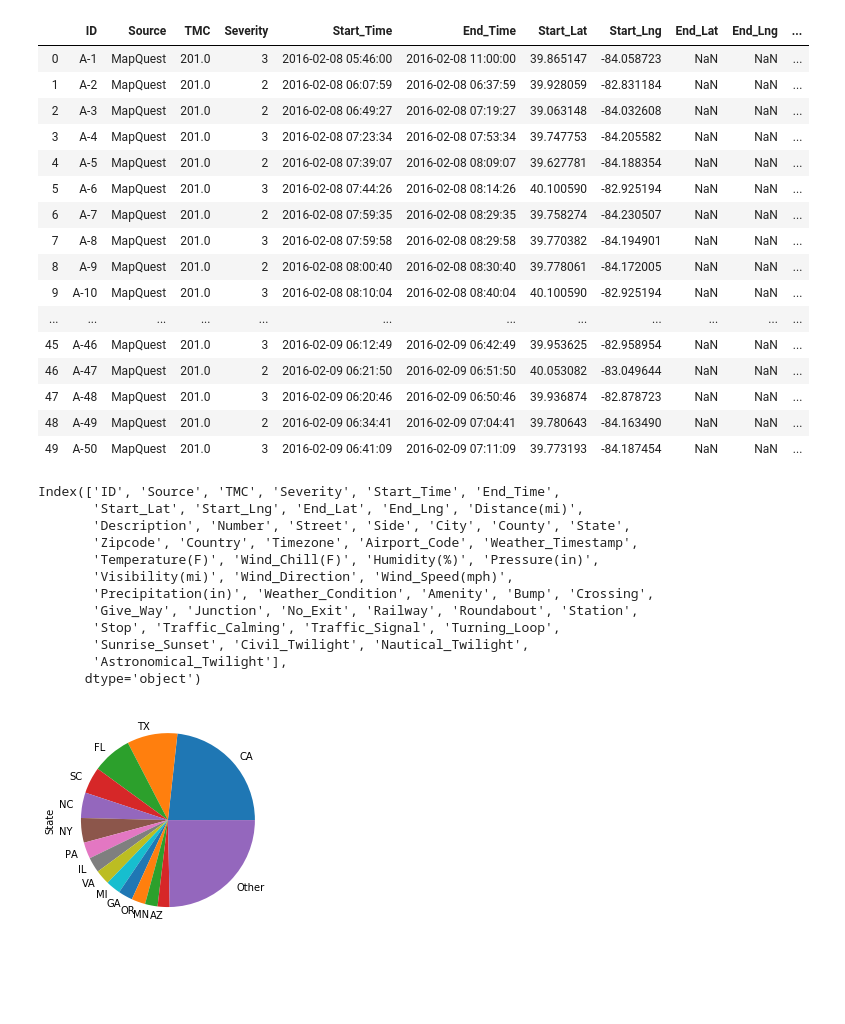
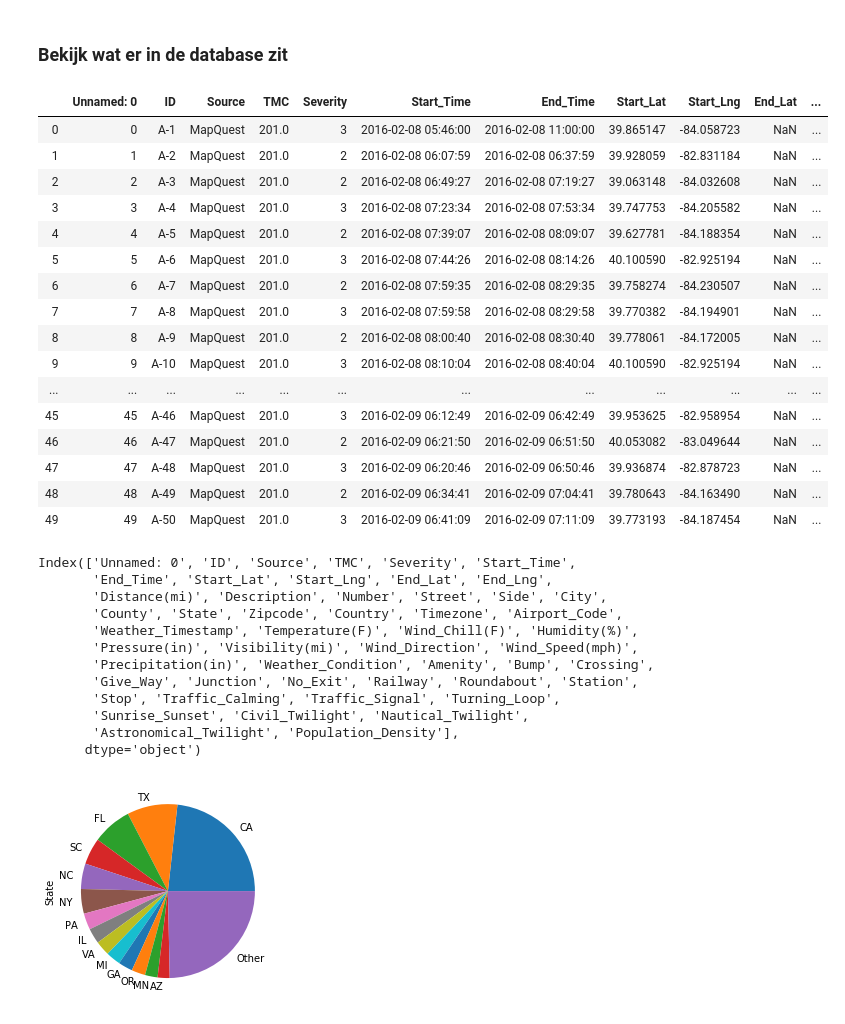
Before and after one commit to AdriaanGroot/WorkingTalent, a Jupyter notebook: AccidentAnalysis.ipynb, the cells around one changed output. Saved outputs shown, nothing was run; the diff lists cells and outputs as text; code cells hidden in the pictures; blank space fills up the shorter version.

```diff
--- a/AccidentAnalysis.ipynb
+++ b/AccidentAnalysis.ipynb
@@ -7,4 +7,4 @@ import cartopy.crs as ccrs
 from matplotlib import ticker, cm
 import csv
 # %%
-accidents_uned = pd.read_csv(".\Accidents_June20.csv")
+accidents = pd.read_csv(".\Accidents_Popdensity.csv")
@@ -46,3 +11,5 @@ plt.show()
+# %% [markdown]
+### Bekijk wat er in de database zit
 # %%
 # mogelijkheden:
 # Tijd: start time, end time, sunset, twilight
@@ -52,44 +19,44 @@ plt.show()
 # https://developer.mapquest.com/documentation/traffic-api/incidents/post/
 # %%
 pd.set_option('display.max_columns', None)
-accidents_uned.head(50)
+accidents.head(50)
 # %% [output]
-|  | ID | Source | TMC | Severity | Start_Time | End_Time | Start_Lat | Start_Lng | End_Lat | End_Lng | ... |
-| 0 | A-1 | MapQuest | 201.0 | 3 | 2016-02-08 05:46:00 | 2016-02-08 11:00:00 | 39.865147 | -84.058723 | NaN | NaN | ... |
-| 1 | A-2 | MapQuest | 201.0 | 2 | 2016-02-08 06:07:59 | 2016-02-08 06:37:59 | 39.928059 | -82.831184 | NaN | NaN | ... |
-| 2 | A-3 | MapQuest | 201.0 | 2 | 2016-02-08 06:49:27 | 2016-02-08 07:19:27 | 39.063148 | -84.032608 | NaN | NaN | ... |
-| 3 | A-4 | MapQuest | 201.0 | 3 | 2016-02-08 07:23:34 | 2016-02-08 07:53:34 | 39.747753 | -84.205582 | NaN | NaN | ... |
-| 4 | A-5 | MapQuest | 201.0 | 2 | 2016-02-08 07:39:07 | 2016-02-08 08:09:07 | 39.627781 | -84.188354 | NaN | NaN | ... |
-| 5 | A-6 | MapQuest | 201.0 | 3 | 2016-02-08 07:44:26 | 2016-02-08 08:14:26 | 40.100590 | -82.925194 | NaN | NaN | ... |
-| 6 | A-7 | MapQuest | 201.0 | 2 | 2016-02-08 07:59:35 | 2016-02-08 08:29:35 | 39.758274 | -84.230507 | NaN | NaN | ... |
-| 7 | A-8 | MapQuest | 201.0 | 3 | 2016-02-08 07:59:58 | 2016-02-08 08:29:58 | 39.770382 | -84.194901 | NaN | NaN | ... |
-| 8 | A-9 | MapQuest | 201.0 | 2 | 2016-02-08 08:00:40 | 2016-02-08 08:30:40 | 39.778061 | -84.172005 | NaN | NaN | ... |
-| 9 | A-10 | MapQuest | 201.0 | 3 | 2016-02-08 08:10:04 | 2016-02-08 08:40:04 | 40.100590 | -82.925194 | NaN | NaN | ... |
+|  | Unnamed: 0 | ID | Source | TMC | Severity | Start_Time | End_Time | Start_Lat | Start_Lng | End_Lat | ... |
+| 0 | 0 | A-1 | MapQuest | 201.0 | 3 | 2016-02-08 05:46:00 | 2016-02-08 11:00:00 | 39.865147 | -84.058723 | NaN | ... |
+| 1 | 1 | A-2 | MapQuest | 201.0 | 2 | 2016-02-08 06:07:59 | 2016-02-08 06:37:59 | 39.928059 | -82.831184 | NaN | ... |
+| 2 | 2 | A-3 | MapQuest | 201.0 | 2 | 2016-02-08 06:49:27 | 2016-02-08 07:19:27 | 39.063148 | -84.032608 | NaN | ... |
+| 3 | 3 | A-4 | MapQuest | 201.0 | 3 | 2016-02-08 07:23:34 | 2016-02-08 07:53:34 | 39.747753 | -84.205582 | NaN | ... |
+| 4 | 4 | A-5 | MapQuest | 201.0 | 2 | 2016-02-08 07:39:07 | 2016-02-08 08:09:07 | 39.627781 | -84.188354 | NaN | ... |
+| 5 | 5 | A-6 | MapQuest | 201.0 | 3 | 2016-02-08 07:44:26 | 2016-02-08 08:14:26 | 40.100590 | -82.925194 | NaN | ... |
+| 6 | 6 | A-7 | MapQuest | 201.0 | 2 | 2016-02-08 07:59:35 | 2016-02-08 08:29:35 | 39.758274 | -84.230507 | NaN | ... |
+| 7 | 7 | A-8 | MapQuest | 201.0 | 3 | 2016-02-08 07:59:58 | 2016-02-08 08:29:58 | 39.770382 | -84.194901 | NaN | ... |
+| 8 | 8 | A-9 | MapQuest | 201.0 | 2 | 2016-02-08 08:00:40 | 2016-02-08 08:30:40 | 39.778061 | -84.172005 | NaN | ... |
+| 9 | 9 | A-10 | MapQuest | 201.0 | 3 | 2016-02-08 08:10:04 | 2016-02-08 08:40:04 | 40.100590 | -82.925194 | NaN | ... |
 | ... | ... | ... | ... | ... | ... | ... | ... | ... | ... | ... | ... |
-| 45 | A-46 | MapQuest | 201.0 | 3 | 2016-02-09 06:12:49 | 2016-02-09 06:42:49 | 39.953625 | -82.958954 | NaN | NaN | ... |
-| 46 | A-47 | MapQuest | 201.0 | 2 | 2016-02-09 06:21:50 | 2016-02-09 06:51:50 | 40.053082 | -83.049644 | NaN | NaN | ... |
-| 47 | A-48 | MapQuest | 201.0 | 3 | 2016-02-09 06:20:46 | 2016-02-09 06:50:46 | 39.936874 | -82.878723 | NaN | NaN | ... |
-| 48 | A-49 | MapQuest | 201.0 | 2 | 2016-02-09 06:34:41 | 2016-02-09 07:04:41 | 39.780643 | -84.163490 | NaN | NaN | ... |
-| 49 | A-50 | MapQuest | 201.0 | 3 | 2016-02-09 06:41:09 | 2016-02-09 07:11:09 | 39.773193 | -84.187454 | NaN | NaN | ... |
+| 45 | 45 | A-46 | MapQuest | 201.0 | 3 | 2016-02-09 06:12:49 | 2016-02-09 06:42:49 | 39.953625 | -82.958954 | NaN | ... |
+| 46 | 46 | A-47 | MapQuest | 201.0 | 2 | 2016-02-09 06:21:50 | 2016-02-09 06:51:50 | 40.053082 | -83.049644 | NaN | ... |
+| 47 | 47 | A-48 | MapQuest | 201.0 | 3 | 2016-02-09 06:20:46 | 2016-02-09 06:50:46 | 39.936874 | -82.878723 | NaN | ... |
+| 48 | 48 | A-49 | MapQuest | 201.0 | 2 | 2016-02-09 06:34:41 | 2016-02-09 07:04:41 | 39.780643 | -84.163490 | NaN | ... |
+| 49 | 49 | A-50 | MapQuest | 201.0 | 3 | 2016-02-09 06:41:09 | 2016-02-09 07:11:09 | 39.773193 | -84.187454 | NaN | ... |
 # %%
-accidents_uned.columns
+accidents.columns
 # stad vs platteland:
 # gebeuren er meer ongelukken dag/nacht stad/land
 # gebeuren er meer ongelukken onder bepaalde weersomstandigheden in de stad/land
 # gebeuren er meer ongelukken op bijvoorbeeld kruispunten in stad/land (en dat voor allerlei verkeersobjecten)
 # filter database op categorien (bevolkingsdichtheid)
 # %% [output]
-Index(['ID', 'Source', 'TMC', 'Severity', 'Start_Time', 'End_Time',
-       'Start_Lat', 'Start_Lng', 'End_Lat', 'End_Lng', 'Distance(mi)',
-       'Description', 'Number', 'Street', 'Side', 'City', 'County', 'State',
-       'Zipcode', 'Country', 'Timezone', 'Airport_Code', 'Weather_Timestamp',
-       'Temperature(F)', 'Wind_Chill(F)', 'Humidity(%)', 'Pressure(in)',
-       'Visibility(mi)', 'Wind_Direction', 'Wind_Speed(mph)',
+Index(['Unnamed: 0', 'ID', 'Source', 'TMC', 'Severity', 'Start_Time',
+       'End_Time', 'Start_Lat', 'Start_Lng', 'End_Lat', 'End_Lng',
+       'Distance(mi)', 'Description', 'Number', 'Street', 'Side', 'City',
+       'County', 'State', 'Zipcode', 'Country', 'Timezone', 'Airport_Code',
+       'Weather_Timestamp', 'Temperature(F)', 'Wind_Chill(F)', 'Humidity(%)',
+       'Pressure(in)', 'Visibility(mi)', 'Wind_Direction', 'Wind_Speed(mph)',
        'Precipitation(in)', 'Weather_Condition', 'Amenity', 'Bump', 'Crossing',
        'Give_Way', 'Junction', 'No_Exit', 'Railway', 'Roundabout', 'Station',
        'Stop', 'Traffic_Calming', 'Traffic_Signal', 'Turning_Loop',
        'Sunrise_Sunset', 'Civil_Twilight', 'Nautical_Twilight',
-       'Astronomical_Twilight'],
+       'Astronomical_Twilight', 'Population_Density'],
       dtype='object')
 # %%
 cap_state = 0.02
```
Also changed, not shown: parts of 7 cells of this notebook, 1 other file.
